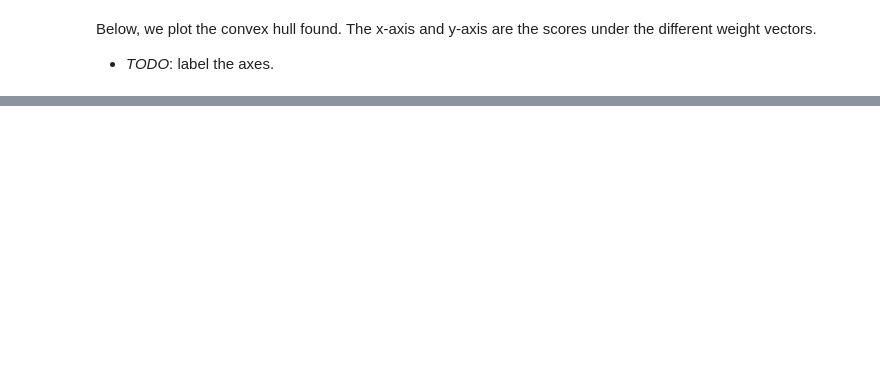
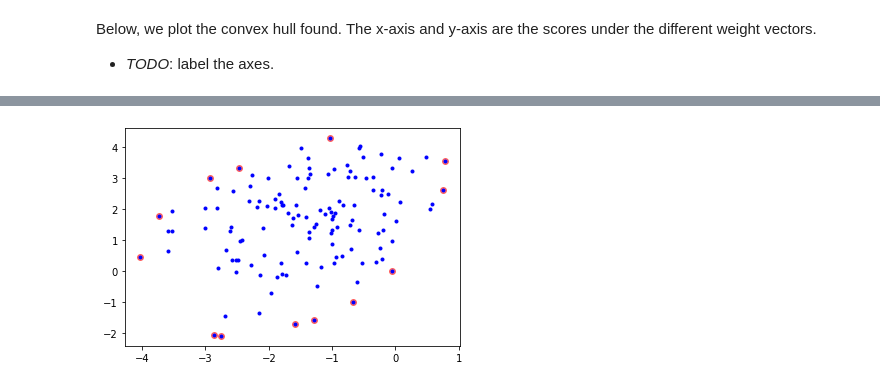
Before and after one commit to timvieira/hypergraphs, a Jupyter notebook: demos/Pareto-decoding.ipynb, the cells around one changed output, grey strips where cells are left out. Saved outputs shown, nothing was run; the diff lists cells and outputs as text; code cells hidden in the pictures; blank space fills up the shorter version.

```diff
--- a/demos/Pareto-decoding.ipynb
+++ b/demos/Pareto-decoding.ipynb
@@ -87,0 +70,32 @@ for x in root:
+# %%
+def binary(sentence,X,Y,Z,i,j,k):
+    return LazySort(np.exp(w1(X,Y,Z,i,j,k)), X)
+
+def unary(sentence,X,Y,i,k):
+    return LazySort(np.exp(w1(X,Y,i,k)), X)
+
+def terminal(sentence,W,i):
+    return LazySort(1.0, W)
+
+root1 = parse(sentence, grammar, binary, unary, terminal, zero = LazySort.zero())[0,len(sentence),'S']
+# %%
+def binary(sentence,X,Y,Z,i,j,k):
+    return LazySort(np.exp(w2(X,Y,Z,i,j,k)), X)
+
+def unary(sentence,X,Y,i,k):
+    return LazySort(np.exp(w2(X,Y,i,k)), X)
+
+def terminal(sentence,W,i):
+    return LazySort(1.0, W)
+
+root2 = parse(sentence, grammar, binary, unary, terminal, zero = LazySort.zero())[0,len(sentence),'S']
+# %%
+d1 = {str(x.data): np.log(x.score) for x in root1}
+d2 = {str(x.data): np.log(x.score) for x in root2}
+# %%
+for x in d1:
+    pl.scatter(d1[x], d2[x], c='b', marker='.')
+for x in root:
+    pl.scatter(x.m, x.b, c='r', alpha=0.5, zorder=-1)
+# %% [output]
+[figure, added]
```
Also changed, not shown: parts of 6 cells of this notebook, 2 other files.
